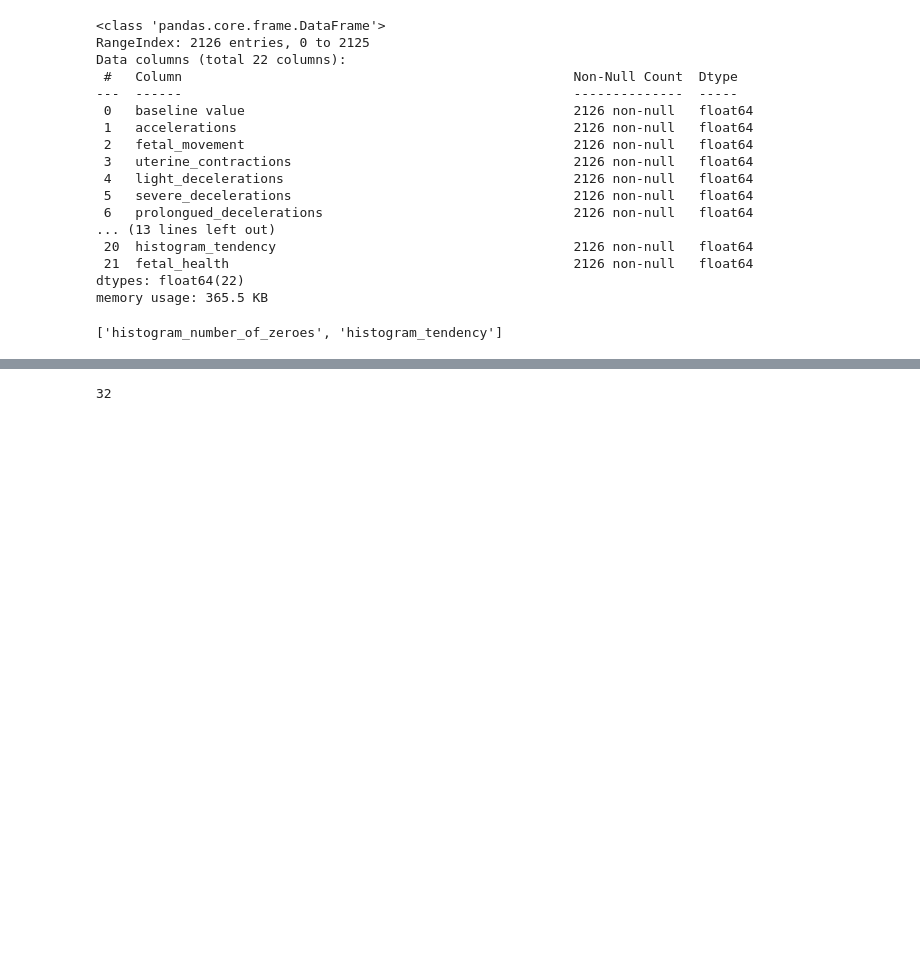
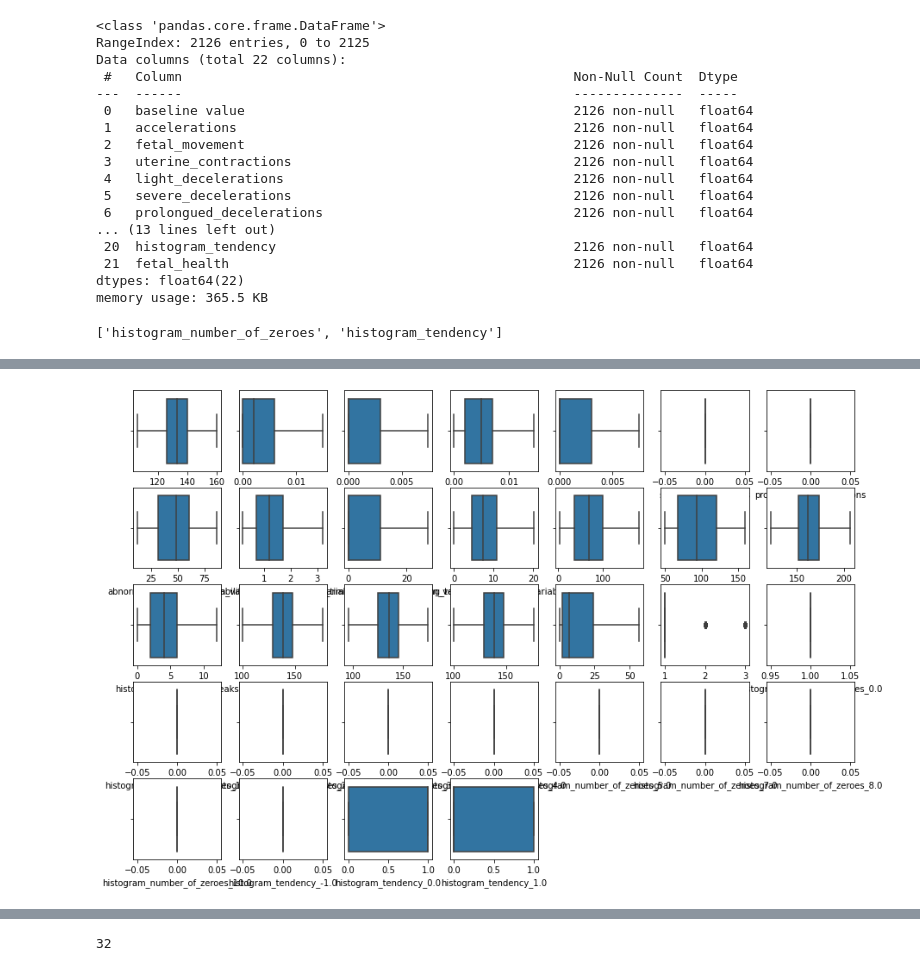
Before and after one commit to Bharathraam99/Kaggle-Practice-Repo, a Jupyter notebook: Fetal-Health.ipynb, the cells around one changed output, grey strips where cells are left out. Drawn from its saved outputs; the diff is of its cells as text; code cells hidden in the pictures; blank space fills up the shorter version.

```diff
--- a/Fetal-Health.ipynb
+++ b/Fetal-Health.ipynb
@@ -71,3 +80,6 @@ for i in categ_cols:
 # %%
 for i in categ_cols:
     data2.drop(i,axis=1,inplace=True)
+# %%
+data_outlier=data2.copy()
+data_outlier.head()
@@ -73,0 +119,7 @@ for i in categ_cols:
+# %%
+plt.figure(figsize=(15,10))
+for i,j in enumerate(data_outlier):
+    plt.subplot(5,7,i+1)
+    sns.boxplot(data_outlier[j])
+# %% [output]
+[figure, added]
```
Also changed, not shown: parts of 22 cells of this notebook.
